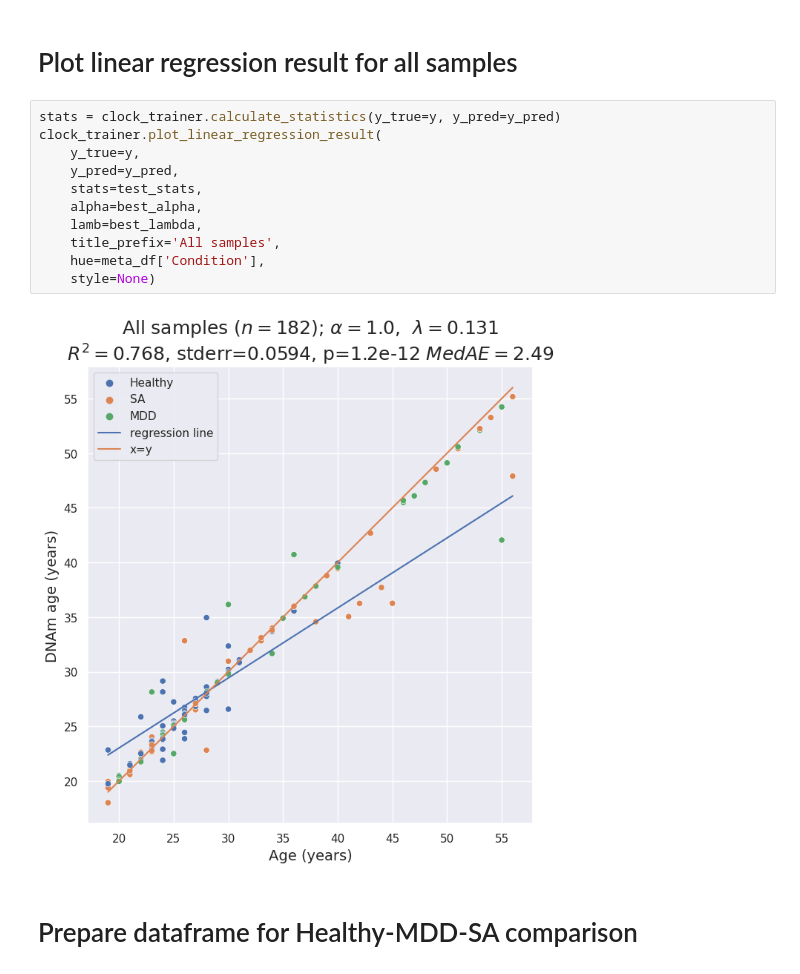
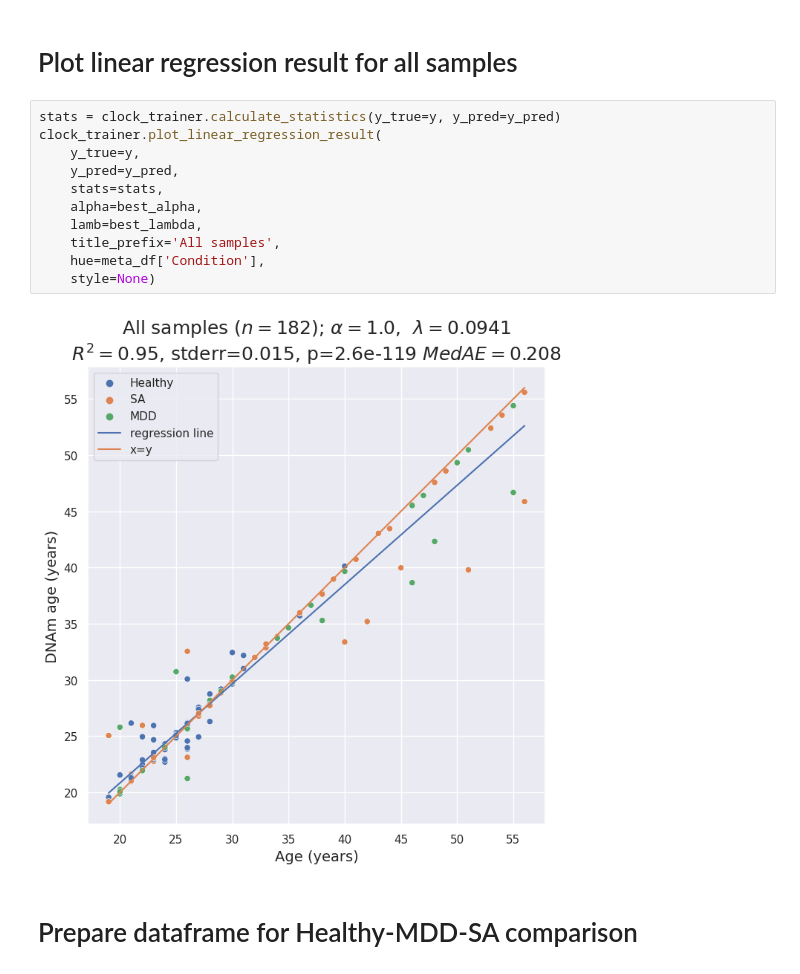
Before and after one commit to szazo/epigenetic-clock, a Jupyter notebook: assignment2_rrbs.ipynb, the cells around one changed output. Saved outputs shown, nothing was run; the diff lists cells and outputs as text.

```diff
--- a/assignment2_rrbs.ipynb
+++ b/assignment2_rrbs.ipynb
@@ -196,16 +139,16 @@ y_pred = best_model.predict(X = X, lamb=best_lambda)
 # %%
 stats = clock_trainer.calculate_statistics(y_true=y, y_pred=y_pred)
 clock_trainer.plot_linear_regression_result(
     y_true=y,
     y_pred=y_pred,
-    stats=test_stats,
+    stats=stats,
     alpha=best_alpha,
     lamb=best_lambda,
     title_prefix='All samples',
     hue=meta_df['Condition'],
     style=None)
 # %% [output]
-[figure, old version]
+[figure, new version]
 # %% [markdown]
 # Prepare dataframe for Healthy-MDD-SA comparison
 # %%
```
Also changed, not shown: parts of 13 cells of this notebook, 6 other files.
